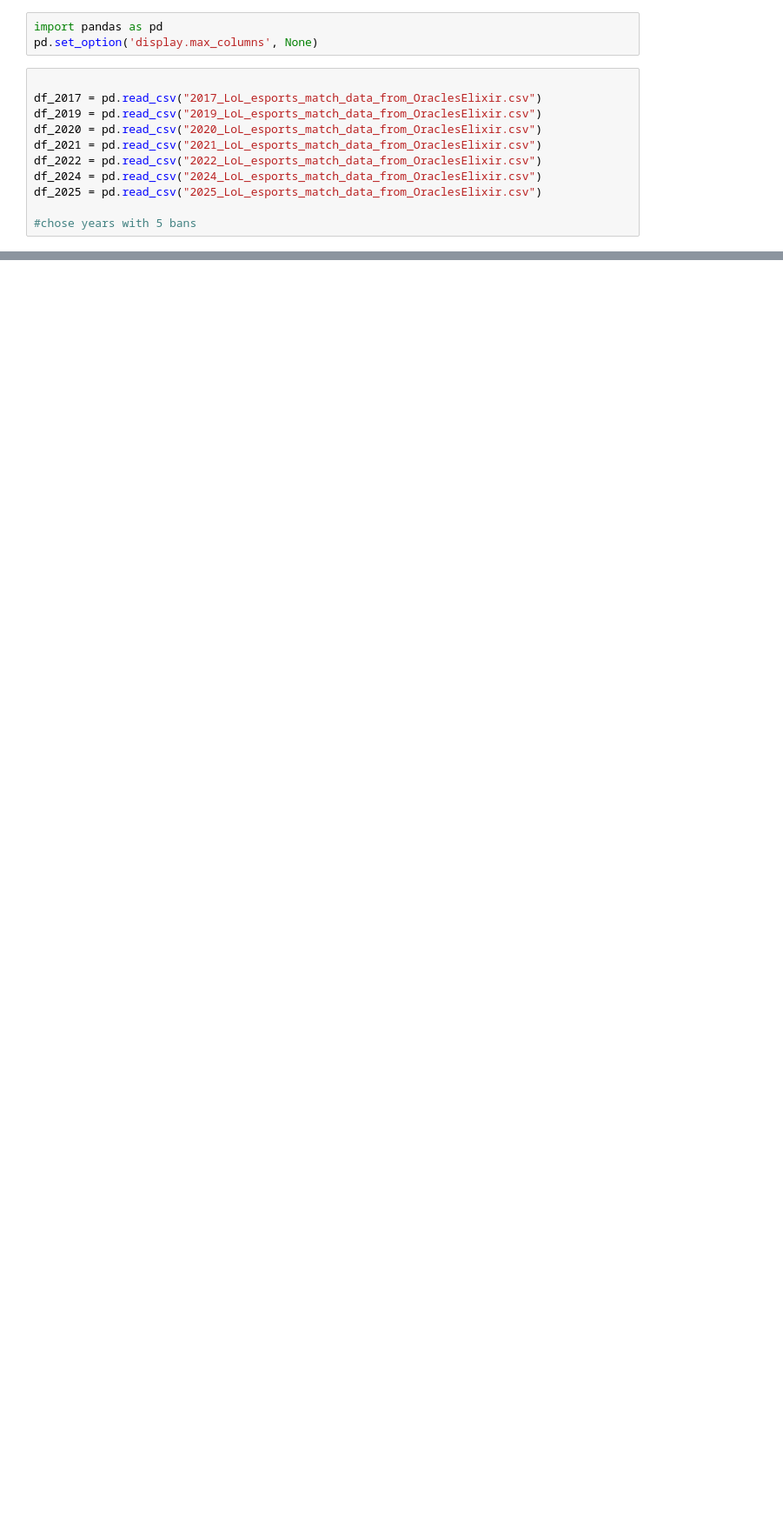
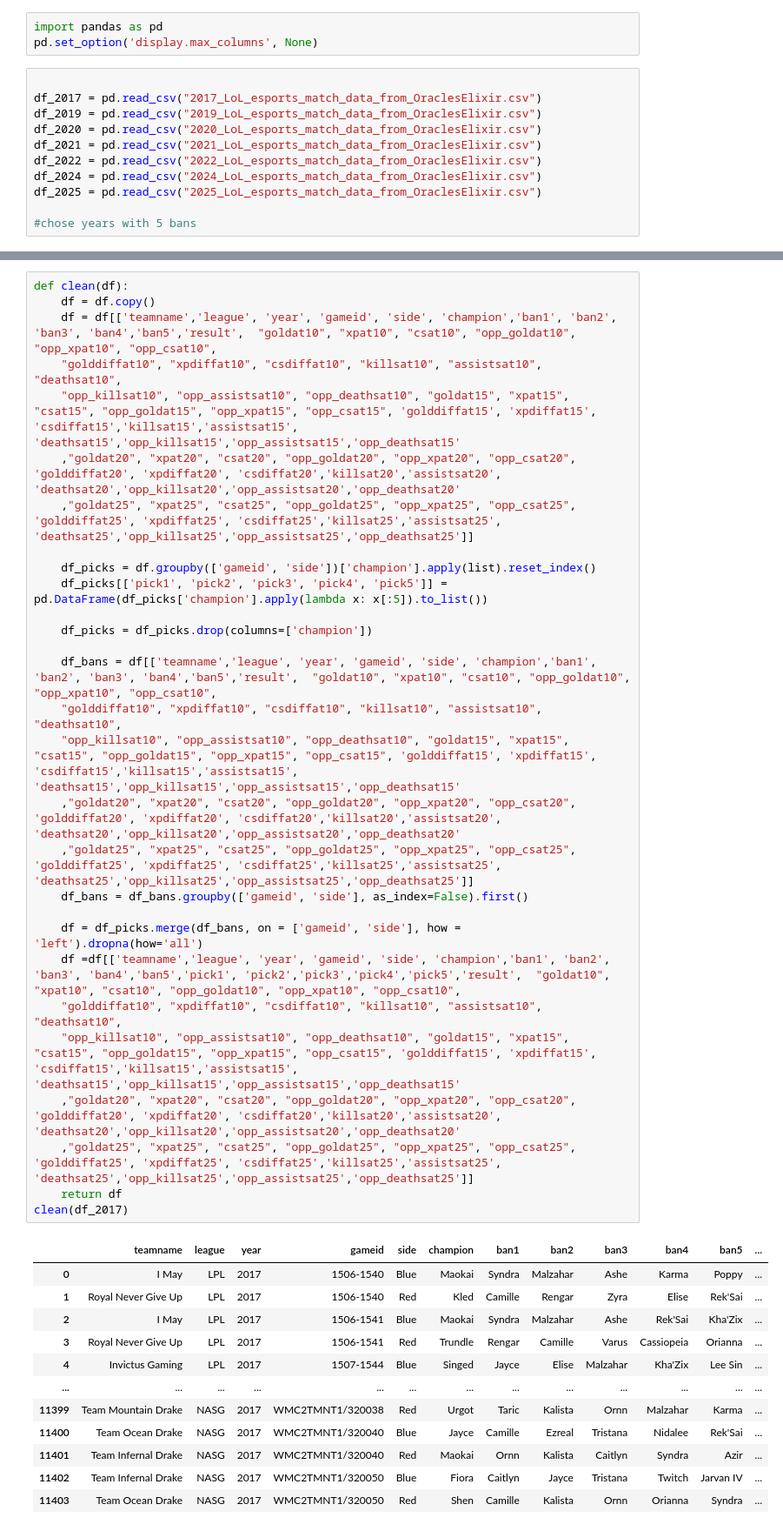
Before and after one commit to viki-sh/League-Analysis, a Jupyter notebook: data_cleaning.ipynb, the cells around one changed output, grey strips where cells are left out. Shown at 87% size. Cells and saved outputs as stored; diff of their text form; blank space fills up the shorter version.

```diff
--- a/data_cleaning.ipynb
+++ b/data_cleaning.ipynb
@@ -64,0 +15,42 @@ NameError: name 'df_2017' is not defined
+# %%
+def clean(df):
+    df = df.copy()
+    df = df[['teamname','league', 'year', 'gameid', 'side', 'champion','ban1', 'ban2', 'ban3', 'ban4','ban5','result',  "goldat10", "xpat10", "csat10", "opp_goldat10", "opp_xpat10", "opp_csat10",
+    "golddiffat10", "xpdiffat10", "csdiffat10", "killsat10", "assistsat10", "deathsat10",
+    "opp_killsat10", "opp_assistsat10", "opp_deathsat10", "goldat15", "xpat15", "csat15", "opp_goldat15", "opp_xpat15", "opp_csat15", 'golddiffat15', 'xpdiffat15', 'csdiffat15','killsat15','assistsat15',	'deathsat15','opp_killsat15','opp_assistsat15','opp_deathsat15'
+    ,"goldat20", "xpat20", "csat20", "opp_goldat20", "opp_xpat20", "opp_csat20", 'golddiffat20', 'xpdiffat20', 'csdiffat20','killsat20','assistsat20',	'deathsat20','opp_killsat20','opp_assistsat20','opp_deathsat20'
+    ,"goldat25", "xpat25", "csat25", "opp_goldat25", "opp_xpat25", "opp_csat25", 'golddiffat25', 'xpdiffat25', 'csdiffat25','killsat25','assistsat25',	'deathsat25','opp_killsat25','opp_assistsat25','opp_deathsat25']]
+
+    df_picks = df.groupby(['gameid', 'side'])['champion'].apply(list).reset_index()
+    df_picks[['pick1', 'pick2', 'pick3', 'pick4', 'pick5']] = pd.DataFrame(df_picks['champion'].apply(lambda x: x[:5]).to_list())
+
+    df_picks = df_picks.drop(columns=['champion'])
+
+    df_bans = df[['teamname','league', 'year', 'gameid', 'side', 'champion','ban1', 'ban2', 'ban3', 'ban4','ban5','result',  "goldat10", "xpat10", "csat10", "opp_goldat10", "opp_xpat10", "opp_csat10",
+    "golddiffat10", "xpdiffat10", "csdiffat10", "killsat10", "assistsat10", "deathsat10",
+    "opp_killsat10", "opp_assistsat10", "opp_deathsat10", "goldat15", "xpat15", "csat15", "opp_goldat15", "opp_xpat15", "opp_csat15", 'golddiffat15', 'xpdiffat15', 'csdiffat15','killsat15','assistsat15',	'deathsat15','opp_killsat15','opp_assistsat15','opp_deathsat15'
+    ,"goldat20", "xpat20", "csat20", "opp_goldat20", "opp_xpat20", "opp_csat20", 'golddiffat20', 'xpdiffat20', 'csdiffat20','killsat20','assistsat20',	'deathsat20','opp_killsat20','opp_assistsat20','opp_deathsat20'
+    ,"goldat25", "xpat25", "csat25", "opp_goldat25", "opp_xpat25", "opp_csat25", 'golddiffat25', 'xpdiffat25', 'csdiffat25','killsat25','assistsat25',	'deathsat25','opp_killsat25','opp_assistsat25','opp_deathsat25']]
+    df_bans = df_bans.groupby(['gameid', 'side'], as_index=False).first()
+
+    df = df_picks.merge(df_bans, on = ['gameid', 'side'], how = 'left').dropna(how='all')
+    df =df[['teamname','league', 'year', 'gameid', 'side', 'champion','ban1', 'ban2', 'ban3', 'ban4','ban5','pick1', 'pick2','pick3','pick4','pick5','result',  "goldat10", "xpat10", "csat10", "opp_goldat10", "opp_xpat10", "opp_csat10",
+    "golddiffat10", "xpdiffat10", "csdiffat10", "killsat10", "assistsat10", "deathsat10",
+    "opp_killsat10", "opp_assistsat10", "opp_deathsat10", "goldat15", "xpat15", "csat15", "opp_goldat15", "opp_xpat15", "opp_csat15", 'golddiffat15', 'xpdiffat15', 'csdiffat15','killsat15','assistsat15',	'deathsat15','opp_killsat15','opp_assistsat15','opp_deathsat15'
+    ,"goldat20", "xpat20", "csat20", "opp_goldat20", "opp_xpat20", "opp_csat20", 'golddiffat20', 'xpdiffat20', 'csdiffat20','killsat20','assistsat20',	'deathsat20','opp_killsat20','opp_assistsat20','opp_deathsat20'
+    ,"goldat25", "xpat25", "csat25", "opp_goldat25", "opp_xpat25", "opp_csat25", 'golddiffat25', 'xpdiffat25', 'csdiffat25','killsat25','assistsat25',	'deathsat25','opp_killsat25','opp_assistsat25','opp_deathsat25']]
+    return df
+clean(df_2017)
+# %% [output]
+|  | teamname | league | year | gameid | side | champion | ban1 | ban2 | ban3 | ban4 | ban5 | ... |
+| 0 | I May | LPL | 2017 | 1506-1540 | Blue | Maokai | Syndra | Malzahar | Ashe | Karma | Poppy | ... |
+| 1 | Royal Never Give Up | LPL | 2017 | 1506-1540 | Red | Kled | Camille | Rengar | Zyra | Elise | Rek'Sai | ... |
+| 2 | I May | LPL | 2017 | 1506-1541 | Blue | Maokai | Syndra | Malzahar | Ashe | Rek'Sai | Kha'Zix | ... |
+| 3 | Royal Never Give Up | LPL | 2017 | 1506-1541 | Red | Trundle | Rengar | Camille | Varus | Cassiopeia | Orianna | ... |
+| 4 | Invictus Gaming | LPL | 2017 | 1507-1544 | Blue | Singed | Jayce | Elise | Malzahar | Kha'Zix | Lee Sin | ... |
+| ... | ... | ... | ... | ... | ... | ... | ... | ... | ... | ... | ... | ... |
+| 11399 | Team Mountain Drake | NASG | 2017 | WMC2TMNT1/320038 | Red | Urgot | Taric | Kalista | Ornn | Malzahar | Karma | ... |
+| 11400 | Team Ocean Drake | NASG | 2017 | WMC2TMNT1/320040 | Blue | Jayce | Camille | Ezreal | Tristana | Nidalee | Rek'Sai | ... |
+| 11401 | Team Infernal Drake | NASG | 2017 | WMC2TMNT1/320040 | Red | Maokai | Ornn | Kalista | Caitlyn | Syndra | Azir | ... |
+| 11402 | Team Infernal Drake | NASG | 2017 | WMC2TMNT1/320050 | Blue | Fiora | Caitlyn | Jayce | Tristana | Twitch | Jarvan IV | ... |
+| 11403 | Team Ocean Drake | NASG | 2017 | WMC2TMNT1/320050 | Red | Shen | Camille | Kalista | Ornn | Orianna | Syndra | ... |
```
Also changed, not shown: parts of 7 cells of this notebook, 4 other files.
